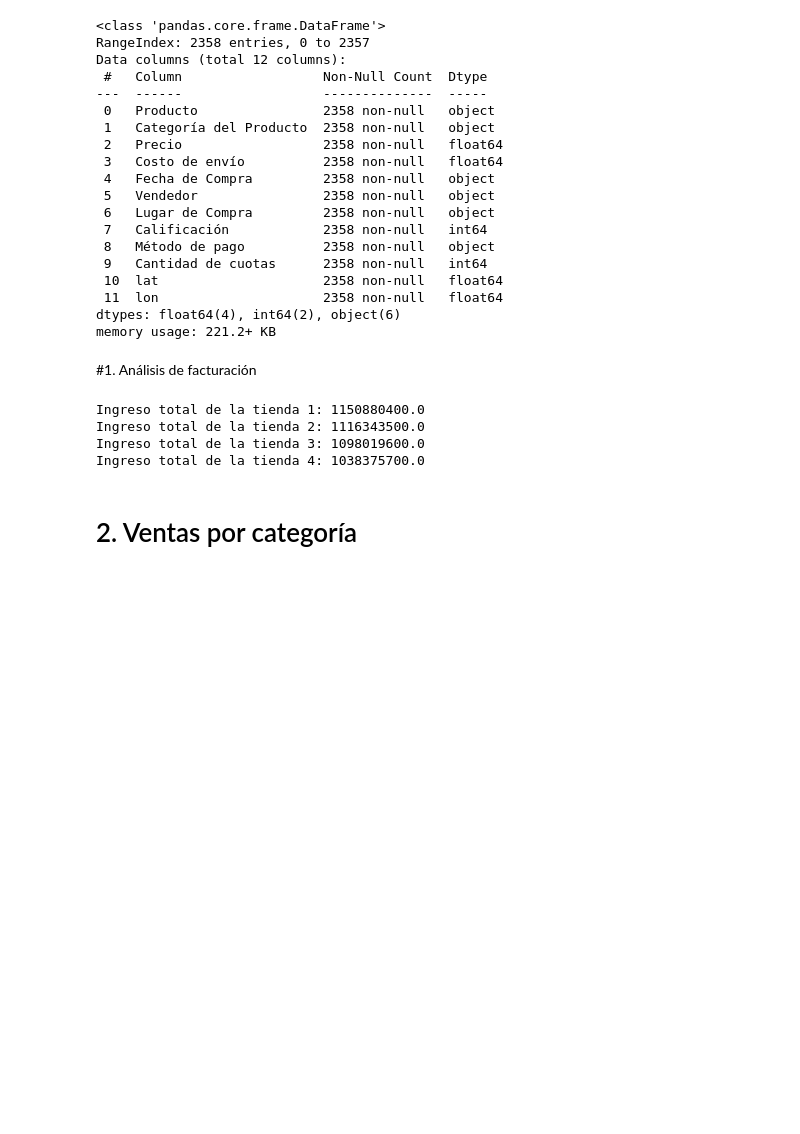
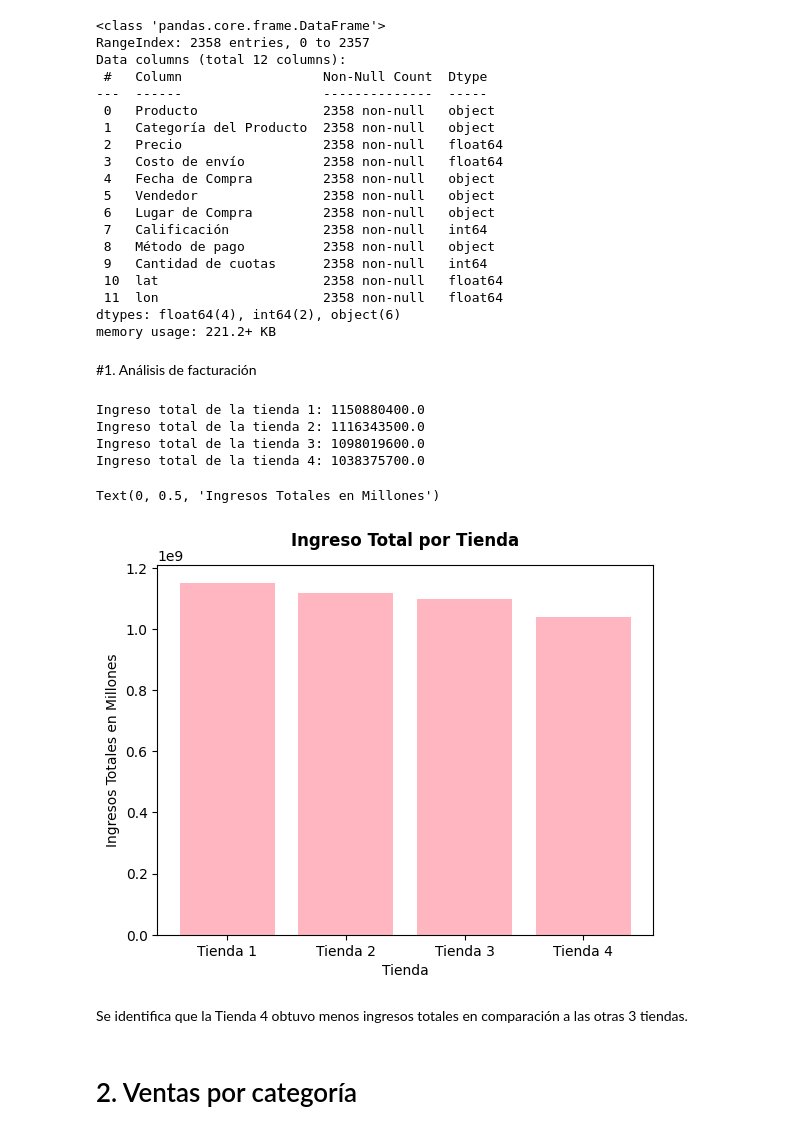
Before and after one commit to CodeByNyto/challenge-alura-store, a Jupyter notebook: AluraStoreLatam.ipynb, the cells around one changed output. Drawn from its saved outputs; the diff is of its cells as text; code cells hidden in the pictures; blank space fills up the shorter version.

```diff
--- a/AluraStoreLatam.ipynb
+++ b/AluraStoreLatam.ipynb
@@ -134,5 +136,25 @@ Ingreso total de la tienda 1: 1150880400.0
 Ingreso total de la tienda 2: 1116343500.0
 Ingreso total de la tienda 3: 1098019600.0
 Ingreso total de la tienda 4: 1038375700.0
+# %%
+from numpy._core.defchararray import center
+tiendas = ['Tienda 1','Tienda 2','Tienda 3','Tienda 4']
+ingresos = [ingreso_total_tienda1,ingreso_total_tienda2,ingreso_total_tienda3,ingreso_total_tienda4]
+
+plt.title('Ingreso Total por Tienda',
+          loc='center',
+          fontsize=12,
+          fontweight='bold',
+          pad=14
+)
+
+plt.bar(tiendas, ingresos, color=['lightpink'])
+plt.xlabel('Tienda')
+plt.ylabel('Ingresos Totales en Millones')
+# %% [output]
+Text(0, 0.5, 'Ingresos Totales en Millones')
+[figure, added]
+# %% [markdown]
+Se identifica que la Tienda 4 obtuvo menos ingresos totales en comparación a las otras 3 tiendas.
 # %% [markdown]
 # 2. Ventas por categoría
```
Also changed, not shown: parts of 8 cells of this notebook.
